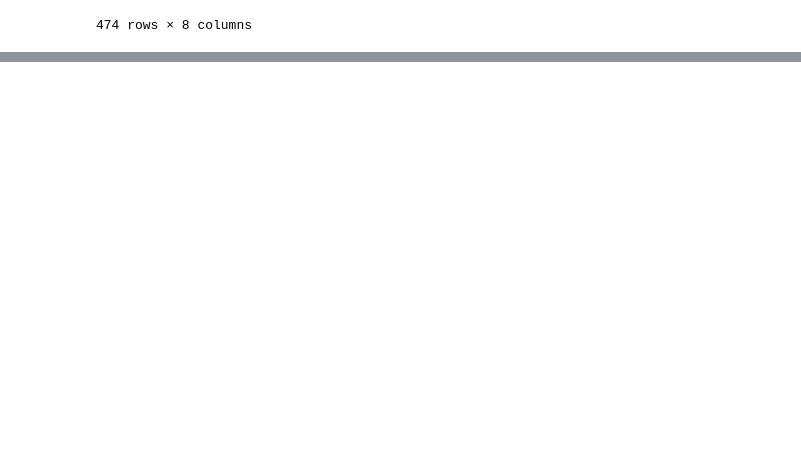
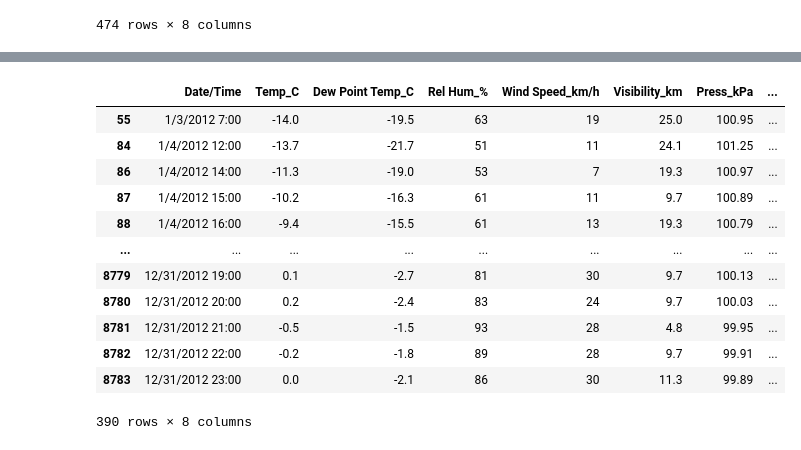
Before and after one commit to JunaidAshraf05/Data-Analysis, a Jupyter notebook: 1.ipynb, the cells around one changed output, grey strips where cells are left out. Cells and saved outputs as stored; diff of their text form; code cells hidden in the pictures; blank space fills up the shorter version.

Commit message:
data

```diff
--- a/1.ipynb
+++ b/1.ipynb
@@ -318,0 +347,2 @@ data.isnull().sum
+# %%
+data.rename(columns = {'Weather' : 'Weather Condition'}, inplace=True) #THIS IS FOR PERMANENT REPLACEMENT
@@ -318,0 +398,17 @@ data.isnull().sum
+# %%
+#filtering
+data[data['Weather Condition'] == 'Snow']
+# %% [output]
+|  | Date/Time | Temp_C | Dew Point Temp_C | Rel Hum_% | Wind Speed_km/h | Visibility_km | Press_kPa | ... |
+| 55 | 1/3/2012 7:00 | -14.0 | -19.5 | 63 | 19 | 25.0 | 100.95 | ... |
+| 84 | 1/4/2012 12:00 | -13.7 | -21.7 | 51 | 11 | 24.1 | 101.25 | ... |
+| 86 | 1/4/2012 14:00 | -11.3 | -19.0 | 53 | 7 | 19.3 | 100.97 | ... |
+| 87 | 1/4/2012 15:00 | -10.2 | -16.3 | 61 | 11 | 9.7 | 100.89 | ... |
+| 88 | 1/4/2012 16:00 | -9.4 | -15.5 | 61 | 13 | 19.3 | 100.79 | ... |
+| ... | ... | ... | ... | ... | ... | ... | ... | ... |
+| 8779 | 12/31/2012 19:00 | 0.1 | -2.7 | 81 | 30 | 9.7 | 100.13 | ... |
+| 8780 | 12/31/2012 20:00 | 0.2 | -2.4 | 83 | 24 | 9.7 | 100.03 | ... |
+| 8781 | 12/31/2012 21:00 | -0.5 | -1.5 | 93 | 28 | 4.8 | 99.95 | ... |
+| 8782 | 12/31/2012 22:00 | -0.2 | -1.8 | 89 | 28 | 9.7 | 99.91 | ... |
+| 8783 | 12/31/2012 23:00 | 0.0 | -2.1 | 86 | 30 | 11.3 | 99.89 | ... |
+390 rows × 8 columns
```
Also changed, not shown: parts of 17 cells of this notebook.
